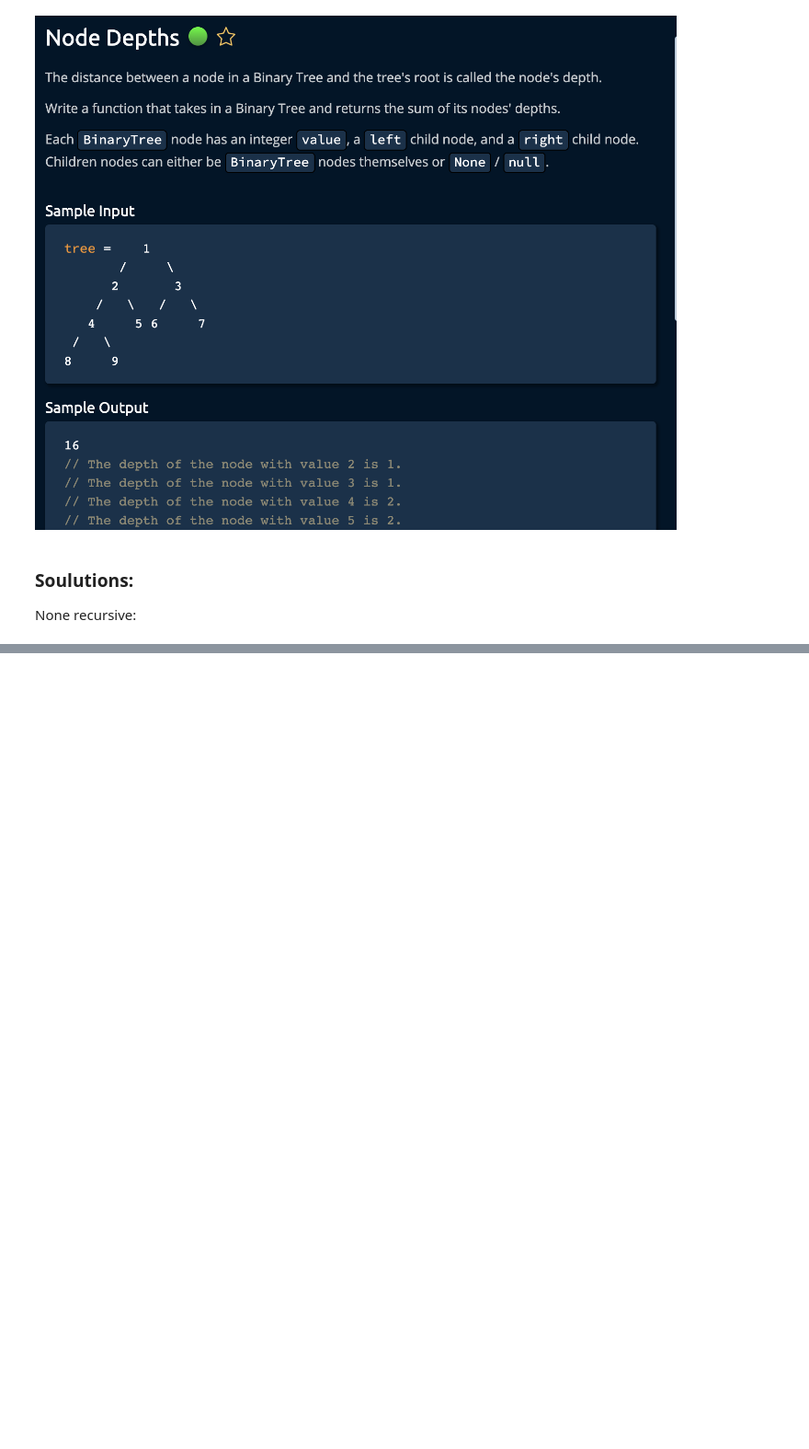
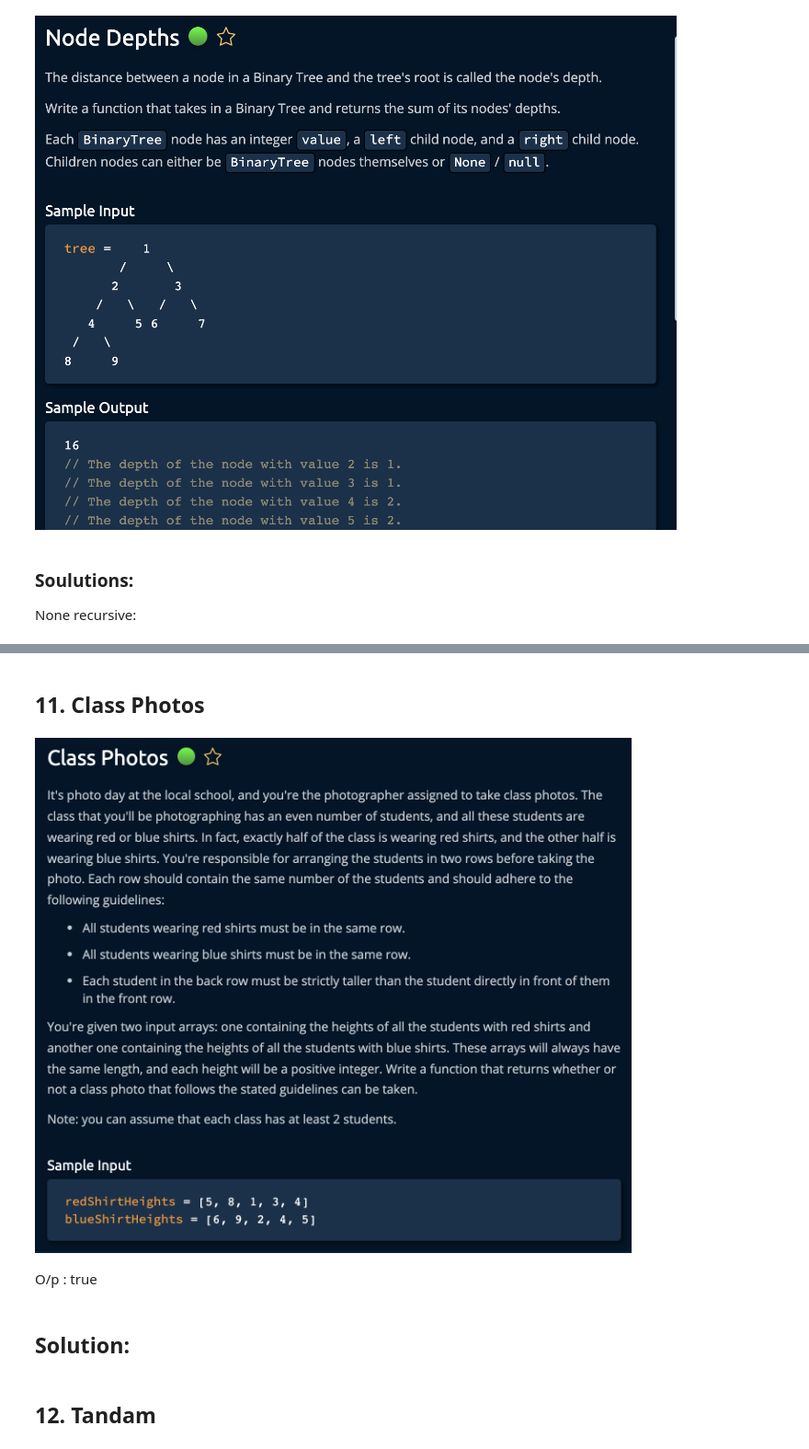
Before and after one commit to shubhamDarmwar/DataStructures, a Jupyter notebook: Excercise/EasyQuestions/Easy Questions.ipynb, the cells around one changed output, grey strips where cells are left out. Shown at 92% size. Cells and saved outputs as stored; diff of their text form; code cells hidden in the pictures; blank space fills up the shorter version.

```diff
--- a/Excercise/EasyQuestions/Easy Questions.ipynb
+++ b/Excercise/EasyQuestions/Easy Questions.ipynb
@@ -254,0 +338,10 @@ def sumDepth(node, depth):
+# %% [markdown]
+## 11. Class Photos
+# %%
+Image("Questions/11_classPhoto.png")
+# %% [output]
+[figure, added]
+# %% [markdown]
+O/p : true
+# %% [markdown]
+## Solution:
@@ -254,0 +366,2 @@ def sumDepth(node, depth):
+# %% [markdown]
+## 12. Tandam
```
Also changed, not shown: parts of 13 cells of this notebook, 5 other files.
